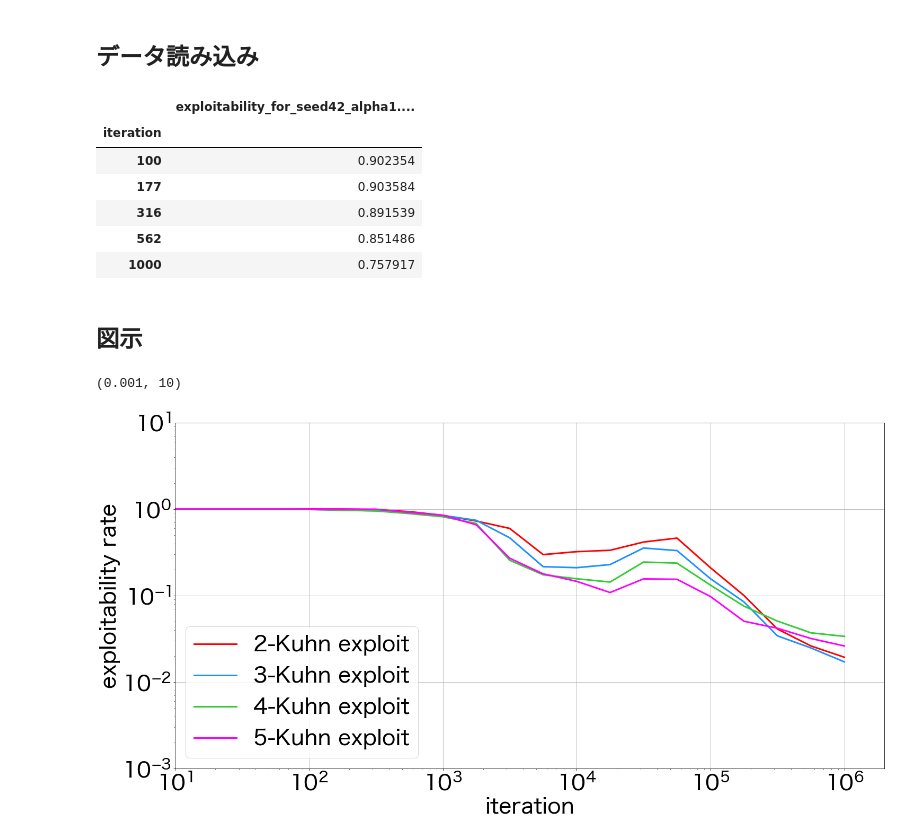
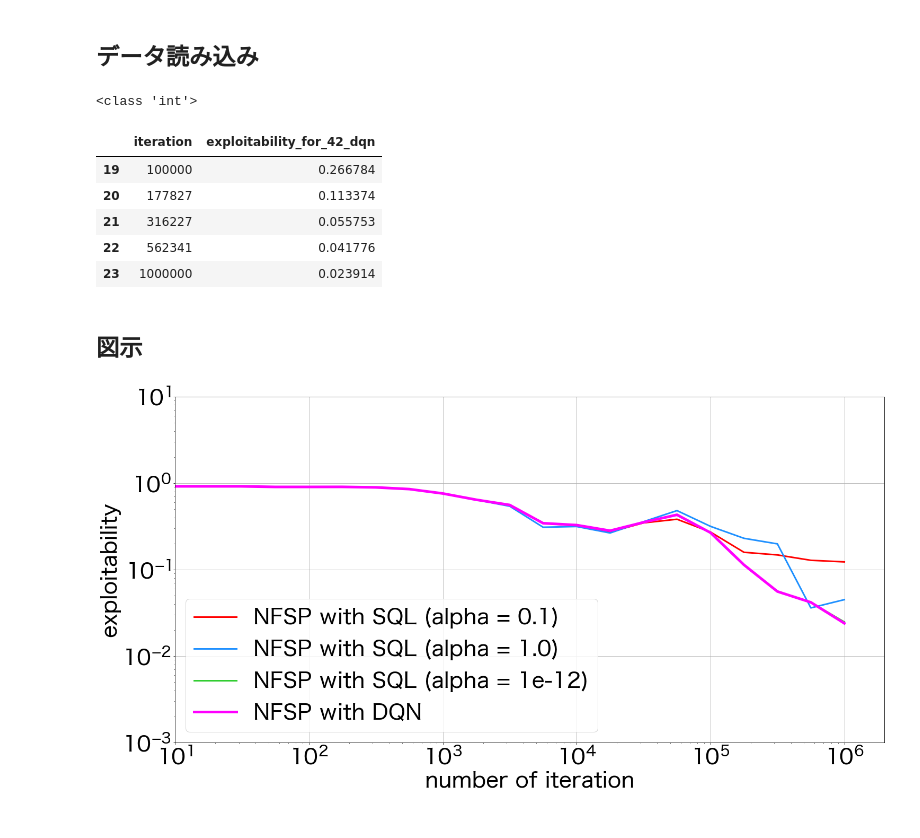
Before and after one commit to yusuke-sk/cfr, a Jupyter notebook: Other/Make_png/jupyter_notebook/kuhn_poker_2players.ipynb, the cells around one changed output. Cells and saved outputs as stored; diff of their text form; code cells hidden in the pictures.

Commit message:
matplotlib kuhn poker

```diff
--- a/Other/Make_png/jupyter_notebook/kuhn_poker_2players.ipynb
+++ b/Other/Make_png/jupyter_notebook/kuhn_poker_2players.ipynb
@@ -5,48 +5,43 @@ import pandas as pd
 import matplotlib.pyplot as plt
 # %% [markdown]
 ## データ読み込み
+# %%
+NUM_PLAYERS = 2
+# %% [output]
+<class 'int'>
 # %%
 # -- player2 --
-df_1 = pd.read_csv("../output/2players/DB_for_NFSP_sql_0.1_False.csv")
-df_2 = pd.read_csv("../output/2players/DB_for_NFSP_sql_1.0_False.csv")
-df_3 = pd.read_csv("../output/2players/DB_for_NFSP_sql_1e-12_False.csv")
-df_4 = pd.read_csv("../output/2players/DB_for_NFSP_dqn.csv")
+df_1 = pd.read_csv("../output/{}players/DB_for_NFSP_sql_0.1_False.csv".format(NUM_PLAYERS))
+df_2 = pd.read_csv("../output/{}players/DB_for_NFSP_sql_1.0_False.csv".format(NUM_PLAYERS))
+df_3 = pd.read_csv("../output/{}players/DB_for_NFSP_sql_1e-12_False.csv".format(NUM_PLAYERS))
+df_4 = pd.read_csv("../output/{}players/DB_for_NFSP_dqn.csv".format(NUM_PLAYERS))
 
-
-df = pd.concat([df_1, df_2, df_3, df_4], axis=1, join='outer')
-
-df = df.loc[:,~df.columns.duplicated()]
-df = df.set_index('iteration')
-
-
-df.tail()
+df_4.tail()
 # %% [output]
-|  | exploitability_for_seed42_alpha1.... |
-| iteration |  |
-| 100 | 0.902354 |
-| 177 | 0.903584 |
-| 316 | 0.891539 |
-| 562 | 0.851486 |
-| 1000 | 0.757917 |
+|  | iteration | exploitability_for_42_dqn |
+| 19 | 100000 | 0.266784 |
+| 20 | 177827 | 0.113374 |
+| 21 | 316227 | 0.055753 |
+| 22 | 562341 | 0.041776 |
+| 23 | 1000000 | 0.023914 |
 # %% [markdown]
 ## 図示
 # %%
 plt.rcParams["font.size"] = 40
 plt.figure(figsize=(24,12))
-plt.plot(df.index, df.exploitability_rate_2_mean, label="2-Kuhn exploit" , lw=5, color="r")
-plt.plot(df.index, df.exploitability_rate_3_mean, label="3-Kuhn exploit", lw=5 color="dodgerblue")
-plt.plot(df.index, df.exploitability_rate_4_mean, label="4-Kuhn exploit" , lw=5, color = "limegreen")
-plt.plot(df.index, df.exploitability_rate_5_mean, label="5-Kuhn exploit", lw=5, color="magenta")
+plt.plot(df_1.iteration, df_1.exploitability_for_42_sql, label="NFSP with SQL (alpha = 0.1)" , lw=3, color="r")
+plt.plot(df_2.iteration, df_2.exploitability_for_42_sql, label="NFSP with SQL (alpha = 1.0)", lw=3, color="dodgerblue")
+plt.plot(df_3.iteration, df_3.exploitability_for_42_sql, label="NFSP with SQL (alpha = 1e-12)" , lw=3, color = "limegreen")
+plt.plot(df_4.iteration, df_4.exploitability_for_42_dqn, label="NFSP with DQN", lw=5, color="magenta")
 
 plt.xscale('log')
 plt.yscale('log')
-plt.xlabel('iteration')
-plt.ylabel('exploitability rate')
+plt.xlabel('number of iteration')
+plt.ylabel('exploitability')
 plt.legend(loc = "lower left")
 plt.grid()
 plt.xlim(10)
 plt.ylim(0.001,10)
-plt.savefig("./png/kuhn_poker_nfsp.png")
+plt.savefig("../png/kuhn_poker_{}players_nfsp.png".format(NUM_PLAYERS))
 # %% [output]
-(0.001, 10)
-[figure, old version]
+[figure, new version]
```
Also changed, not shown: 45 other files.
